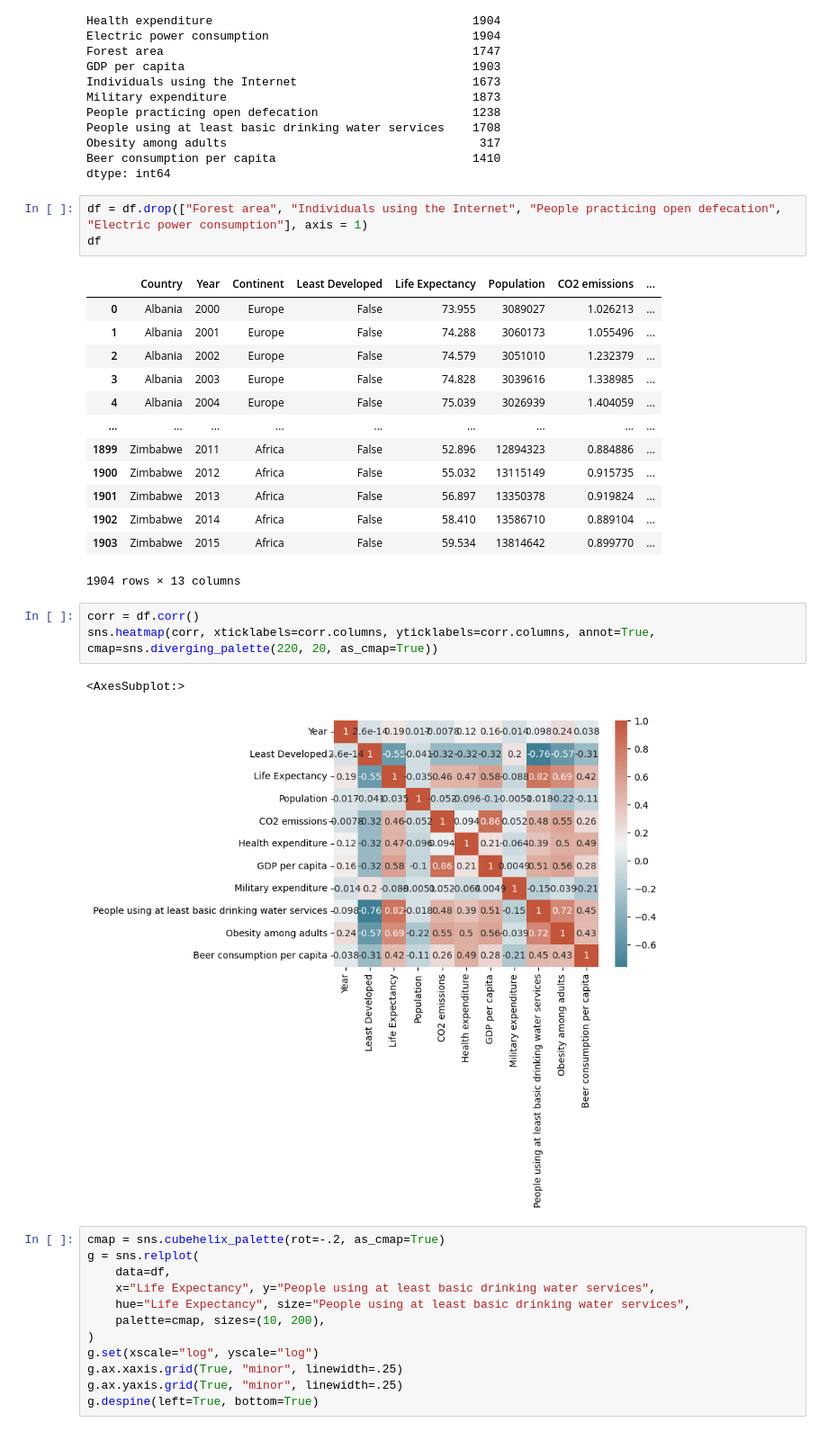
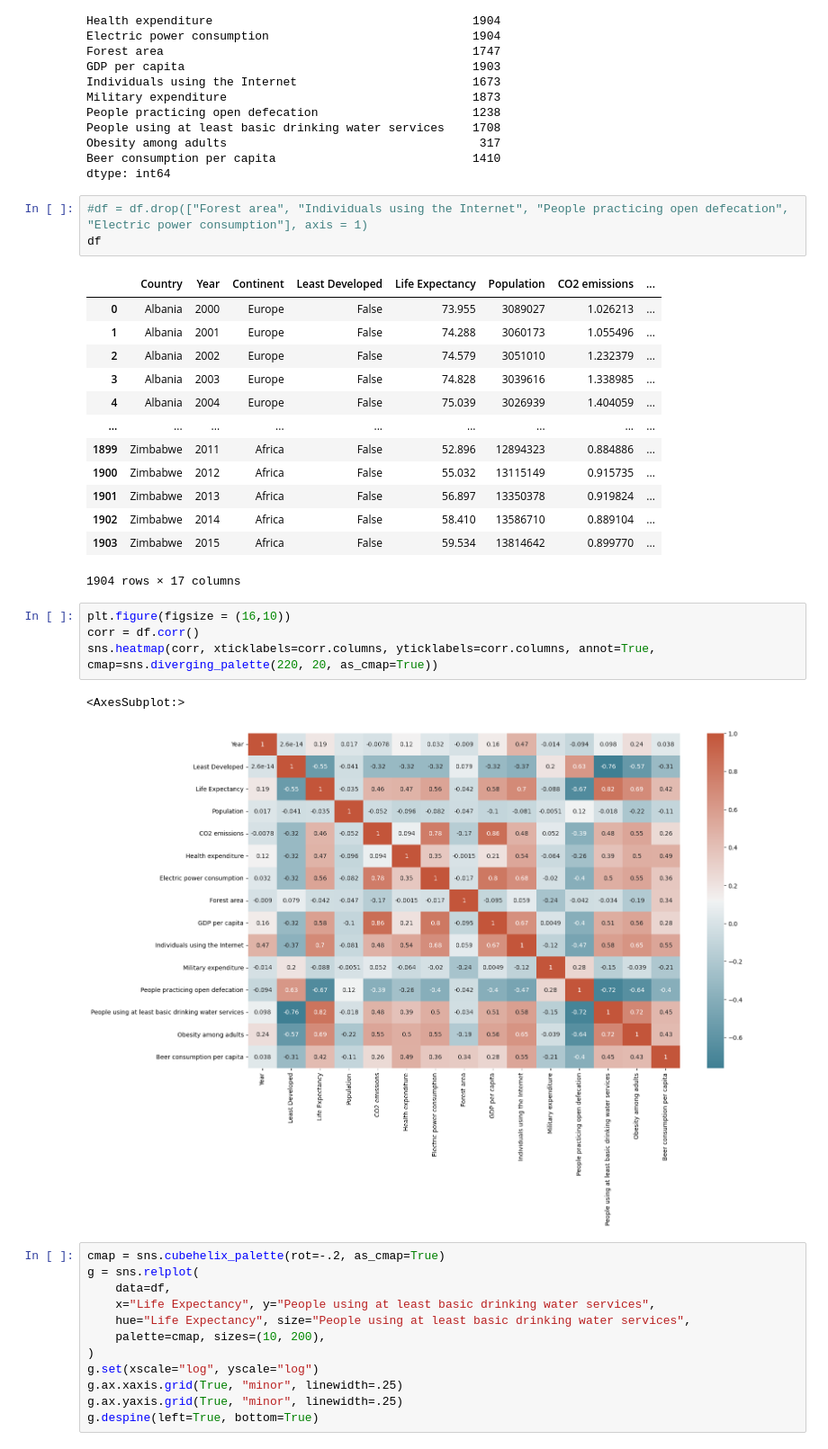
Before and after one commit to ubco-W2022T2-data301/project-group-group28, a Jupyter notebook: analysis/analysis2.ipynb, the cells around one changed output. Shown: that part at 90% size. Saved outputs shown, nothing was run; the diff lists cells and outputs as text.

```diff
--- a/analysis/analysis2.ipynb
+++ b/analysis/analysis2.ipynb
@@ -88,7 +88,7 @@ Obesity among adults                                    317
 Beer consumption per capita                            1410
 dtype: int64
 # %%
-df = df.drop(["Forest area", "Individuals using the Internet", "People practicing open defecation", "Electric power consumption"], axis = 1)
+#df = df.drop(["Forest area", "Individuals using the Internet", "People practicing open defecation", "Electric power consumption"], axis = 1)
 df
 # %% [output]
 |  | Country | Year | Continent | Least Developed | Life Expectancy | Population | CO2 emissions | ... |
@@ -103,13 +103,14 @@ df
 | 1901 | Zimbabwe | 2013 | Africa | False | 56.897 | 13350378 | 0.919824 | ... |
 | 1902 | Zimbabwe | 2014 | Africa | False | 58.410 | 13586710 | 0.889104 | ... |
 | 1903 | Zimbabwe | 2015 | Africa | False | 59.534 | 13814642 | 0.899770 | ... |
-1904 rows × 13 columns
+1904 rows × 17 columns
 # %%
+plt.figure(figsize = (16,10))
 corr = df.corr()
 sns.heatmap(corr, xticklabels=corr.columns, yticklabels=corr.columns, annot=True, cmap=sns.diverging_palette(220, 20, as_cmap=True))
 # %% [output]
 <AxesSubplot:>
-[figure, old version]
+[figure, new version]
 # %%
 cmap = sns.cubehelix_palette(rot=-.2, as_cmap=True)
 g = sns.relplot(
```
Also changed, not shown: parts of 7 cells of this notebook.
